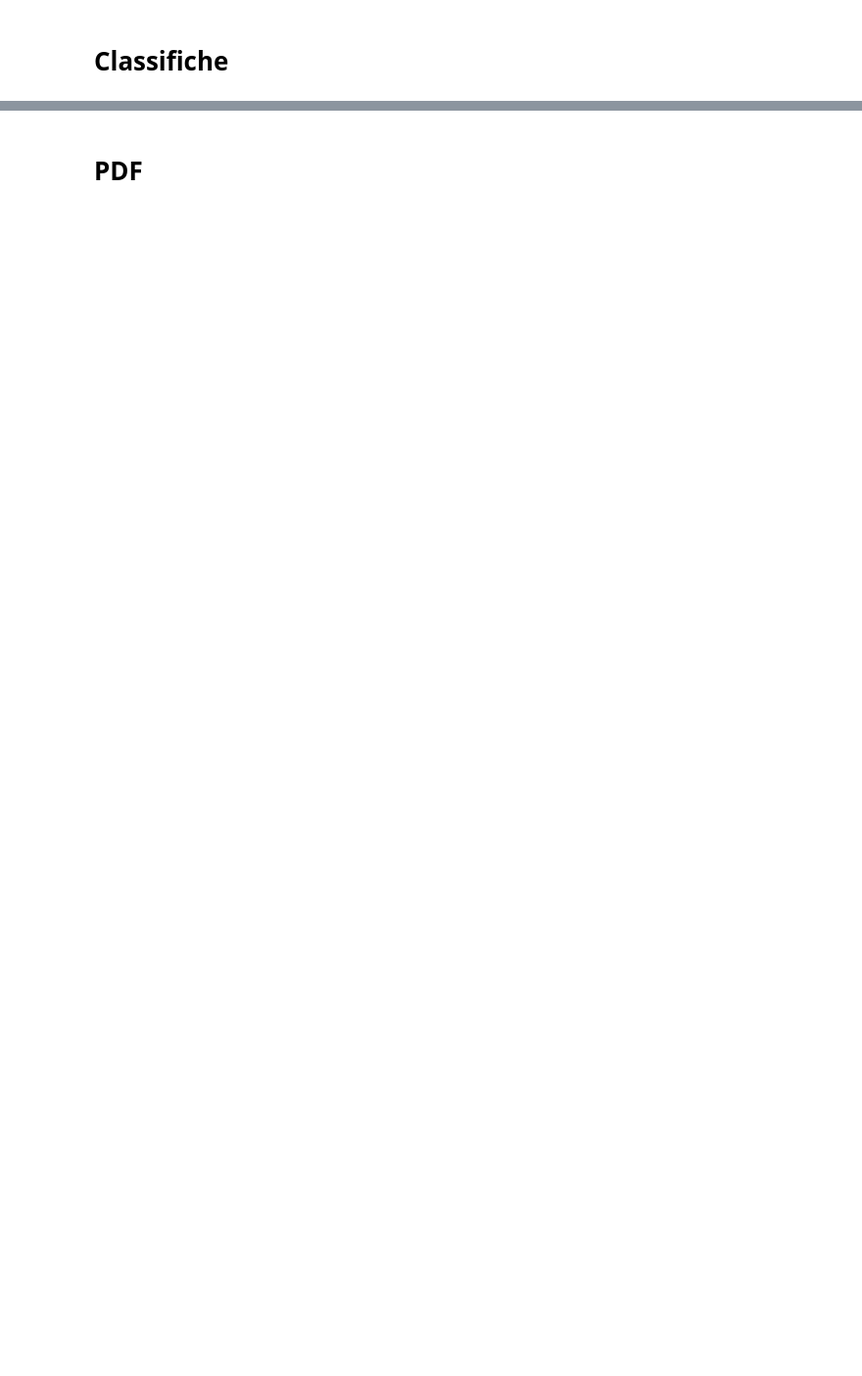
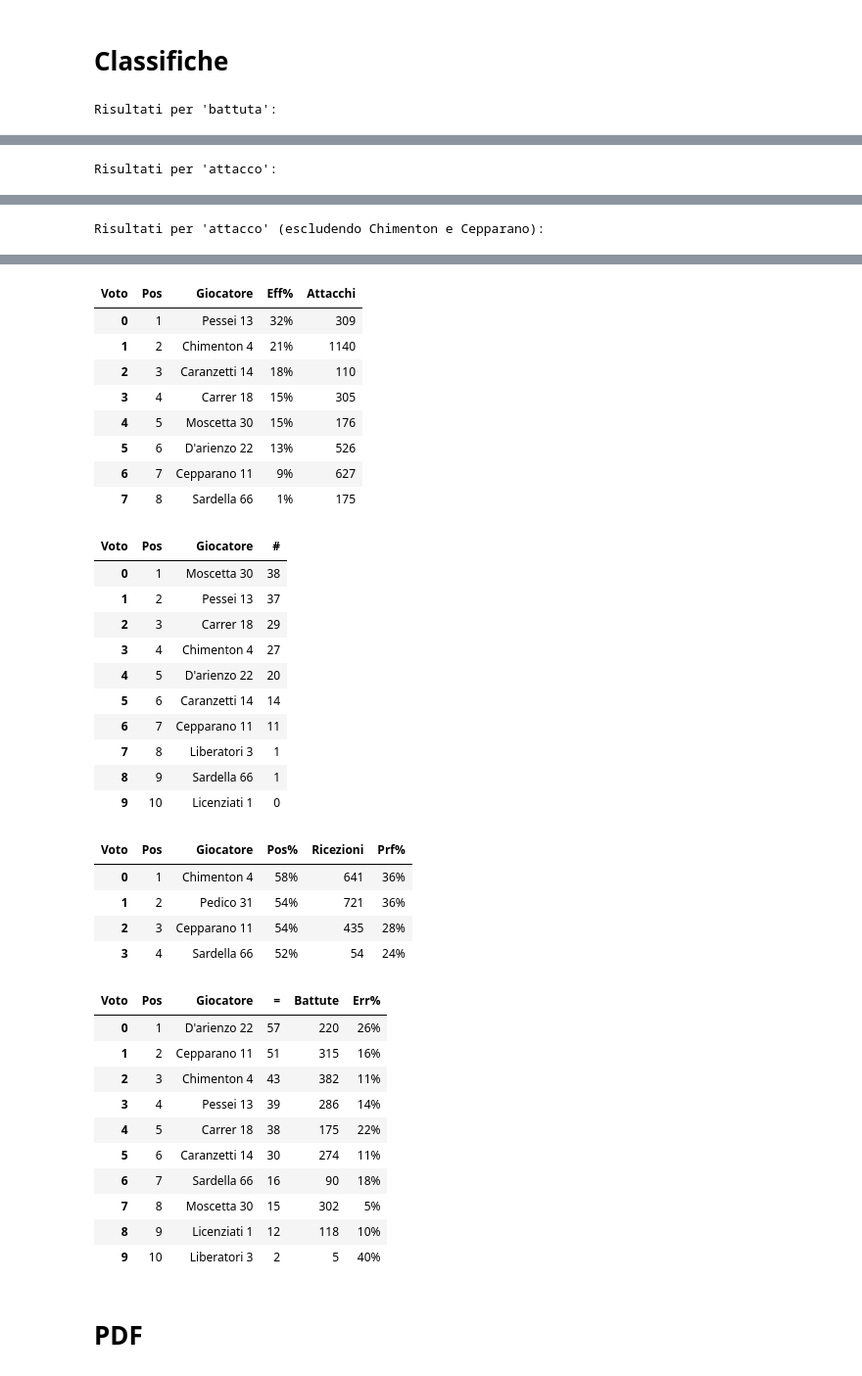
Before and after one commit to marcomick/match-analysis-volley, a Jupyter notebook: notebooks/classifiche.ipynb, the cells around one changed output, grey strips where cells are left out. Shown at 98% size. Saved outputs shown, nothing was run; the diff lists cells and outputs as text; code cells hidden in the pictures; blank space fills up the shorter version.

```diff
--- a/notebooks/classifiche.ipynb
+++ b/notebooks/classifiche.ipynb
@@ -179,0 +215,28 @@ else:
+# %%
+# ============================================================
+# FILTRO — esclude giocatori non in player_identities.csv
+# ============================================================
+identities_df = pd.read_csv(IDENTITIES_CSV)
+
+# costruisce le chiavi riconosciute
+known_keys = set(
+    zip(
+        identities_df['team'],
+        identities_df['cognome'],
+        identities_df['numero'].astype(str)
+    )
+)
+
+# filtra final_df
+before = len(final_df)
+final_df = final_df[
+    final_df.apply(
+        lambda r: ('Decimo', r['Cognome'], str(int(r['Numero']))) in known_keys,
+        axis=1
+    )
+]
+after = len(final_df)
+
+print(f"Righe prima del filtro: {before}")
+print(f"Righe dopo il filtro:   {after}")
+print(f"Escluse: {before - after}")
@@ -330,7 +397,7 @@ display(best_block)
 pos_rec = calculate_player_scores_by_type(
     final_df,
     'ricezione',
-    ignore_list=['Amore', 'Caranzetti', 'Licenziati']
+    ignore_list=['Amore', 'Caranzetti']
 )
 
 best_rec_work = pos_rec[pos_rec['Totale'] >= 40].copy()
@@ -370,3 +437,5 @@ srv_shame['Err%'] = srv_shame['Err%_sort'].apply(format_percent)
 srv_shame = srv_shame[['Pos', 'Giocatore', '=', 'Battute', 'Err%']]
 
 display(srv_shame)
+# %% [output]
+Risultati per 'battuta':
@@ -372,0 +449 @@ display(srv_shame)
+Risultati per 'attacco':
@@ -372,0 +457 @@ display(srv_shame)
+Risultati per 'attacco' (escludendo Chimenton e Cepparano):
@@ -373,3 +486,39 @@ display(srv_shame)
+| Voto | Pos | Giocatore | Eff% | Attacchi |
+| 0 | 1 | Pessei 13 | 32% | 309 |
+| 1 | 2 | Chimenton 4 | 21% | 1140 |
+| 2 | 3 | Caranzetti 14 | 18% | 110 |
+| 3 | 4 | Carrer 18 | 15% | 305 |
+| 4 | 5 | Moscetta 30 | 15% | 176 |
+| 5 | 6 | D'arienzo 22 | 13% | 526 |
+| 6 | 7 | Cepparano 11 | 9% | 627 |
+| 7 | 8 | Sardella 66 | 1% | 175 |
+| Voto | Pos | Giocatore | # |
+| 0 | 1 | Moscetta 30 | 38 |
+| 1 | 2 | Pessei 13 | 37 |
+| 2 | 3 | Carrer 18 | 29 |
+| 3 | 4 | Chimenton 4 | 27 |
+| 4 | 5 | D'arienzo 22 | 20 |
+| 5 | 6 | Caranzetti 14 | 14 |
+| 6 | 7 | Cepparano 11 | 11 |
+| 7 | 8 | Liberatori 3 | 1 |
+| 8 | 9 | Sardella 66 | 1 |
+| 9 | 10 | Licenziati 1 | 0 |
+| Voto | Pos | Giocatore | Pos% | Ricezioni | Prf% |
+| 0 | 1 | Chimenton 4 | 58% | 641 | 36% |
+| 1 | 2 | Pedico 31 | 54% | 721 | 36% |
+| 2 | 3 | Cepparano 11 | 54% | 435 | 28% |
+| 3 | 4 | Sardella 66 | 52% | 54 | 24% |
+| Voto | Pos | Giocatore | = | Battute | Err% |
+| 0 | 1 | D'arienzo 22 | 57 | 220 | 26% |
+| 1 | 2 | Cepparano 11 | 51 | 315 | 16% |
+| 2 | 3 | Chimenton 4 | 43 | 382 | 11% |
+| 3 | 4 | Pessei 13 | 39 | 286 | 14% |
+| 4 | 5 | Carrer 18 | 38 | 175 | 22% |
+| 5 | 6 | Caranzetti 14 | 30 | 274 | 11% |
+| 6 | 7 | Sardella 66 | 16 | 90 | 18% |
+| 7 | 8 | Moscetta 30 | 15 | 302 | 5% |
+| 8 | 9 | Licenziati 1 | 12 | 118 | 10% |
+| 9 | 10 | Liberatori 3 | 2 | 5 | 40% |
 # %% [markdown]
 # PDF
 # %%
```
Also changed, not shown: parts of 6 cells of this notebook, 3 other files.
